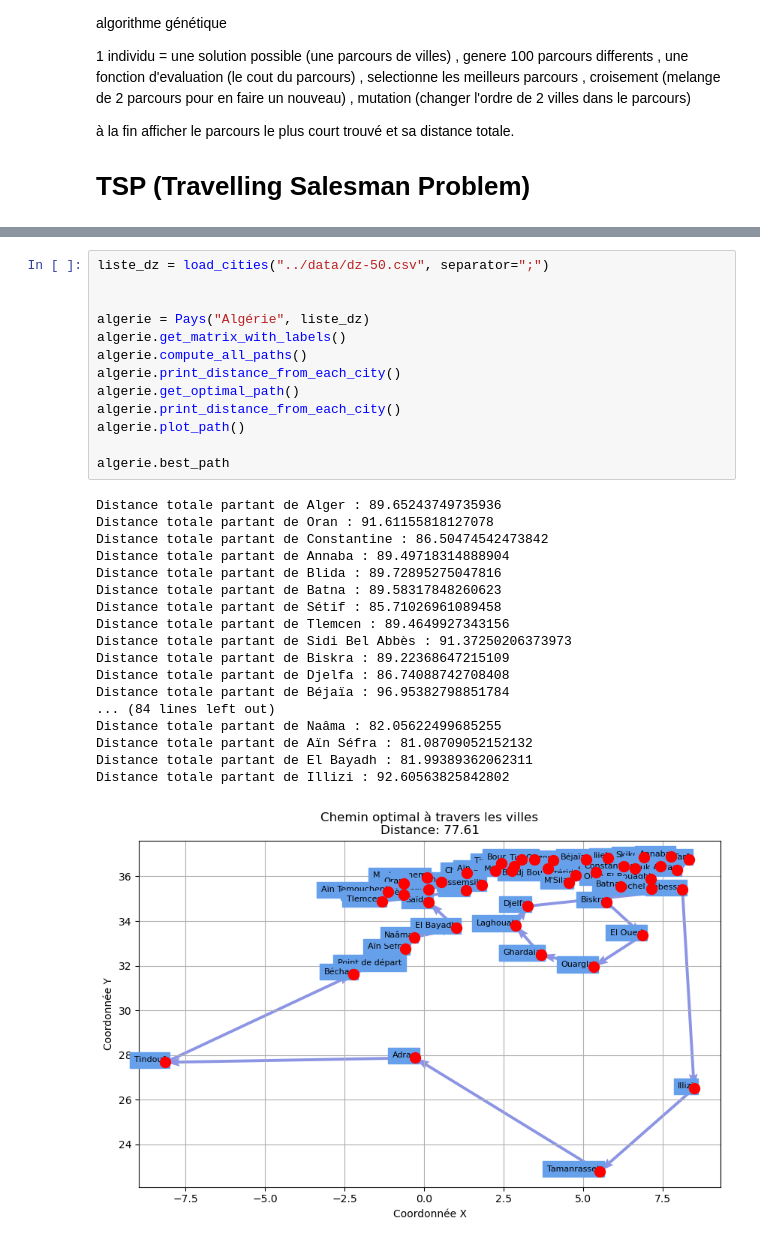
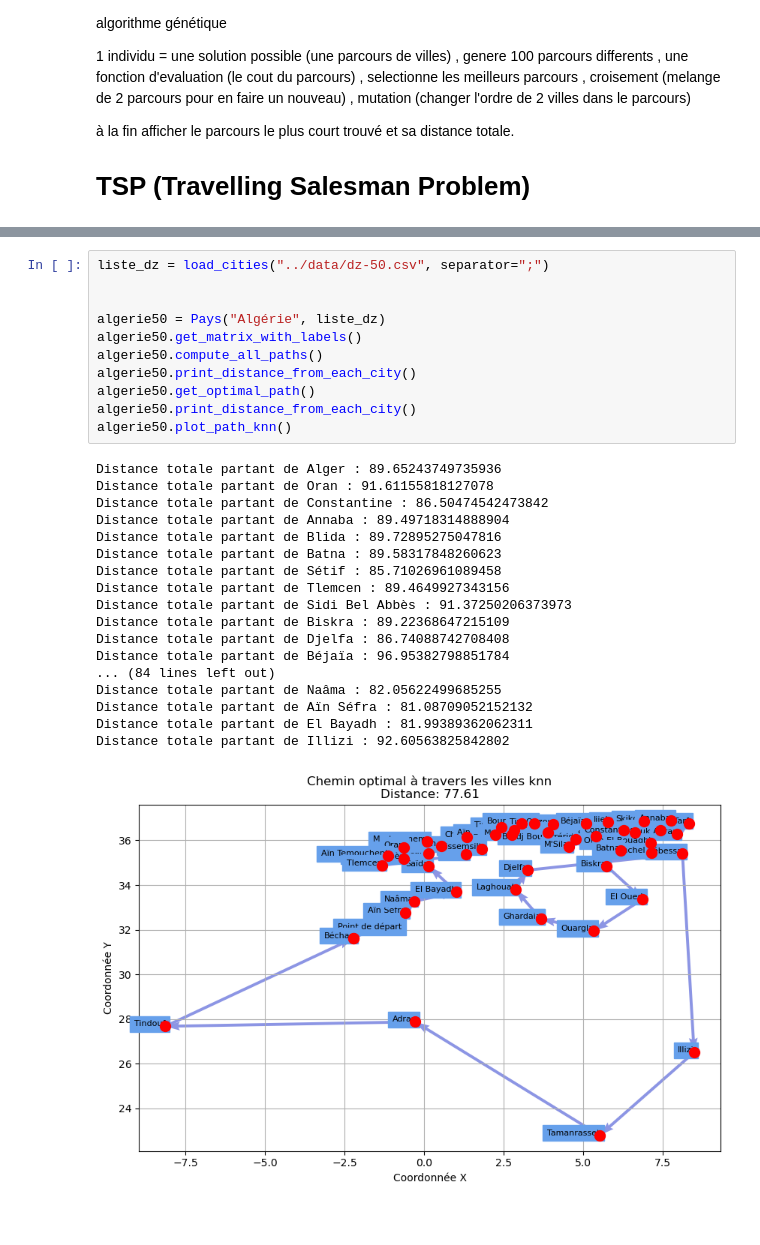
Before and after one commit to bachrilrs/prog_avance_s8, a Jupyter notebook: notebooks/projet.ipynb, the cells around one changed output, grey strips where cells are left out. Saved outputs shown, nothing was run; the diff lists cells and outputs as text.

```diff
--- a/notebooks/projet.ipynb
+++ b/notebooks/projet.ipynb
@@ -141,32 +34,30 @@ def process_pays_travel(file_path: str, separator: str = ";"):
 # %%
 liste_dz = load_cities("../data/dz-50.csv", separator=";")
 
 
-algerie = Pays("Algérie", liste_dz)
-algerie.get_matrix_with_labels()
-algerie.compute_all_paths()
-algerie.print_distance_from_each_city()
-algerie.get_optimal_path()
-algerie.print_distance_from_each_city()
-algerie.plot_path()
-
-algerie.best_path
+algerie50 = Pays("Algérie", liste_dz)
+algerie50.get_matrix_with_labels()
+algerie50.compute_all_paths()
+algerie50.print_distance_from_each_city()
+algerie50.get_optimal_path()
+algerie50.print_distance_from_each_city()
+algerie50.plot_path_knn()
 # %% [output]
 Distance totale partant de Alger : 89.65243749735936
 Distance totale partant de Oran : 91.61155818127078
 Distance totale partant de Constantine : 86.50474542473842
 Distance totale partant de Annaba : 89.49718314888904
 Distance totale partant de Blida : 89.72895275047816
 Distance totale partant de Batna : 89.58317848260623
 Distance totale partant de Sétif : 85.71026961089458
 Distance totale partant de Tlemcen : 89.4649927343156
 Distance totale partant de Sidi Bel Abbès : 91.37250206373973
 Distance totale partant de Biskra : 89.22368647215109
 Distance totale partant de Djelfa : 86.74088742708408
 Distance totale partant de Béjaïa : 96.95382798851784
 ... (84 lines left out)
 Distance totale partant de Naâma : 82.05622499685255
 Distance totale partant de Aïn Séfra : 81.08709052152132
 Distance totale partant de El Bayadh : 81.99389362062311
 Distance totale partant de Illizi : 92.60563825842802
-[figure, old version]
+[figure, new version]
```
Also changed, not shown: parts of 16 cells of this notebook, 5 other files.
